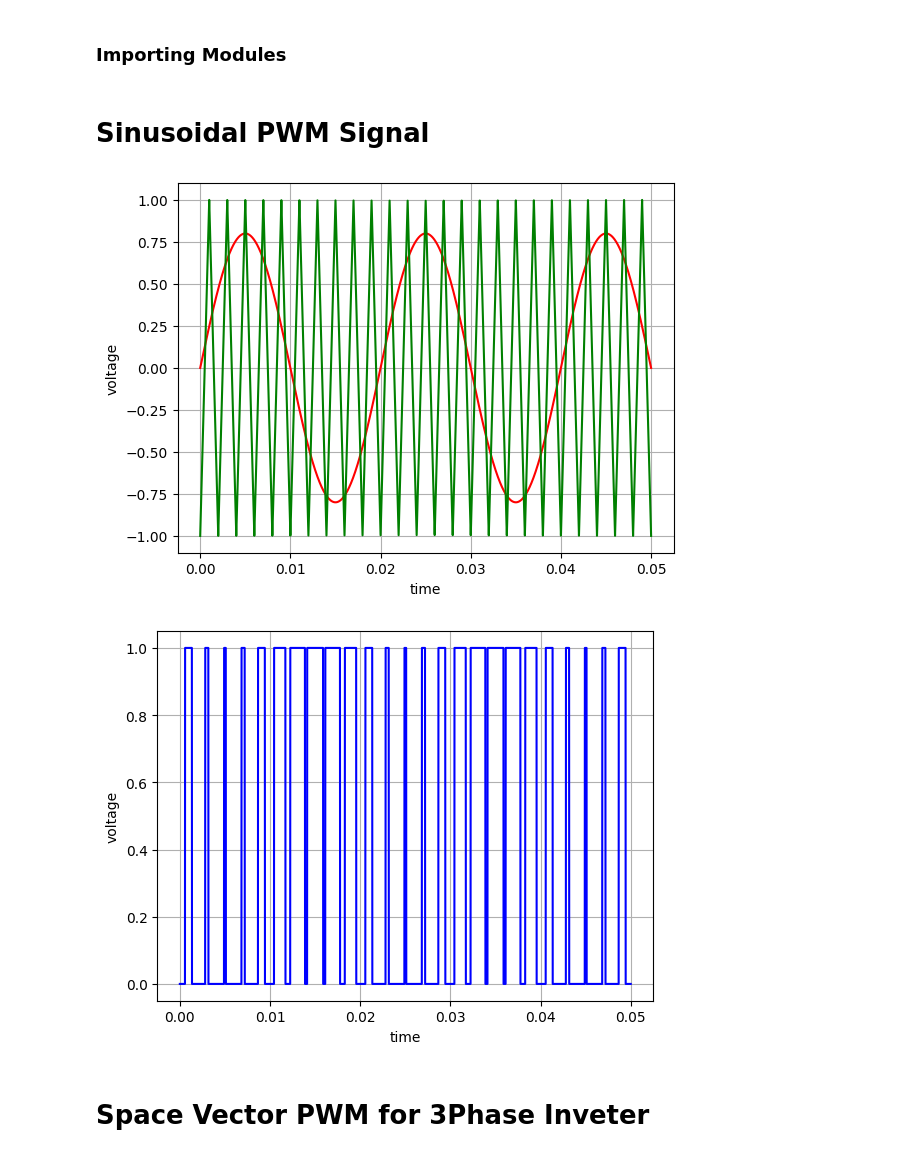
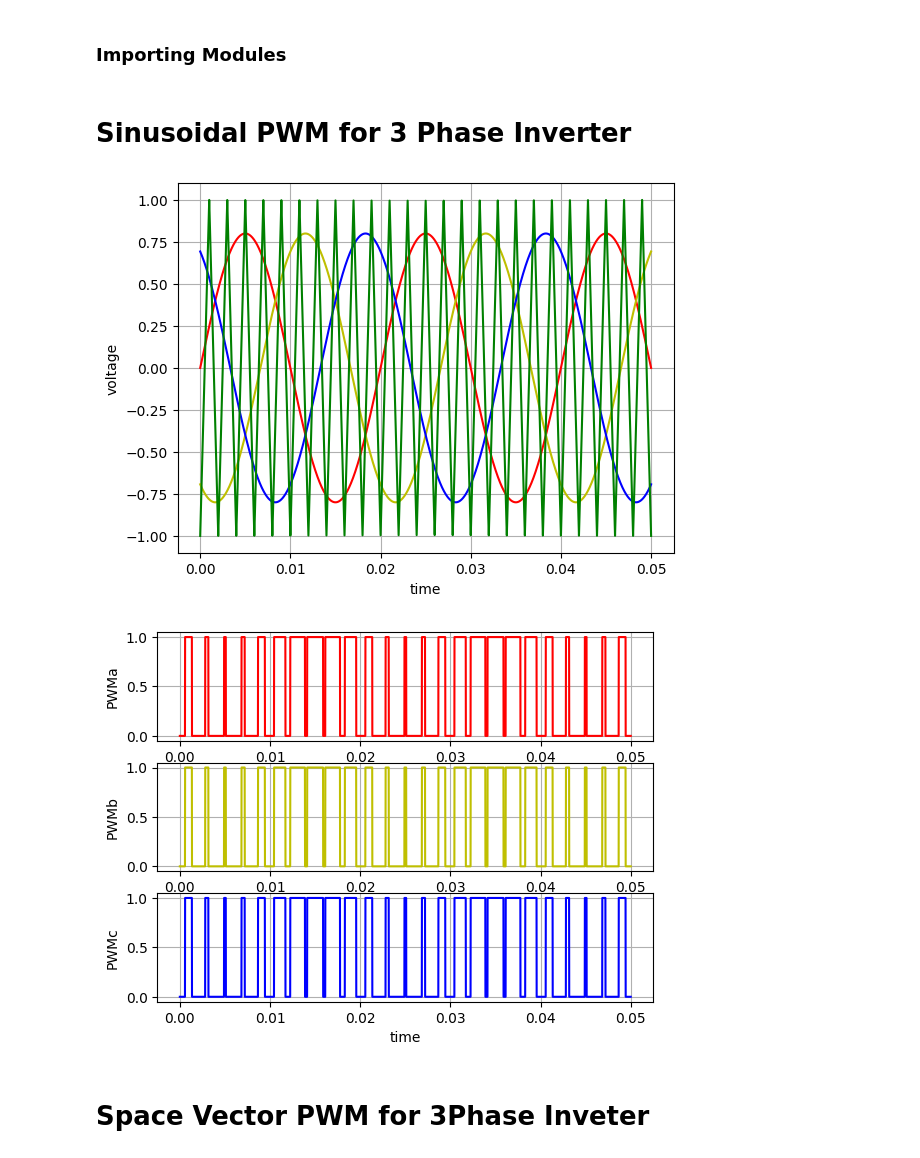
Before and after one commit to sunnyiisc/Three-Phase-Inverter-12VDC-to-440VAC-3ph--50Hz, a Jupyter notebook: 3_phase_Inverter.ipynb, the cells around one changed output. Cells and saved outputs as stored; diff of their text form; code cells hidden in the pictures.

```diff
--- a/3_phase_Inverter.ipynb
+++ b/3_phase_Inverter.ipynb
@@ -8,43 +8,56 @@ import numpy as np
 import matplotlib.pyplot as plt
 import scipy.signal as sig
 # %% [markdown]
-# Sinusoidal PWM Signal
+# Sinusoidal PWM for 3 Phase Inverter
 # %%
 # Constants
 fm = 50
 fc = 500
 m = 0.8
 
 tran = 50e-3
 
 # Transient time
 t = np.linspace(0, tran, num=10000)
 
 # Modulating Signal
-xm = m * np.sin(2*math.pi*fm*t)
+xa = m * np.sin(2*math.pi*fm*t)
+xb = m * np.sin(2*math.pi*fm*t - 2*math.pi/3)
+xc = m * np.sin(2*math.pi*fm*t - 4*math.pi/3)
 
 # Carrier Signal
-xc = sig.sawtooth(2*math.pi*fc*t, width=0.5)
+x_car = sig.sawtooth(2*math.pi*fc*t, width=0.5)
 
 # PWM signal
-x_pwm = xm < xc
+x_pwma = xa < x_car
 
 # Plotting
-plt.plot(t, xm, 'r')
-plt.plot(t, xc, 'g')
+plt.plot(t, xa, 'r', t, xb, 'y', t, xc, 'b')
+plt.plot(t, x_car, 'g')
 plt.xlabel('time')
 plt.ylabel('voltage')
 plt.grid()
 plt.show()
 
-plt.plot(t, x_pwm, 'b')
+plt.subplot(3,1,1)
+plt.plot(t, x_pwma, 'r')
 plt.xlabel('time')
-plt.ylabel('voltage')
+plt.ylabel('PWMa')
+plt.grid()
+plt.subplot(3,1,2)
+plt.plot(t, x_pwma, 'y')
+plt.xlabel('time')
+plt.ylabel('PWMb')
+plt.grid()
+plt.subplot(3,1,3)
+plt.plot(t, x_pwma, 'b')
+plt.xlabel('time')
+plt.ylabel('PWMc')
 plt.grid()
 plt.show()
 # %% [output]
-[figure, old version]
+[figure, new version]
-[figure, old version]
+[figure, new version]
 # %% [markdown]
 # Space Vector PWM for 3Phase Inveter
 # %%
```
